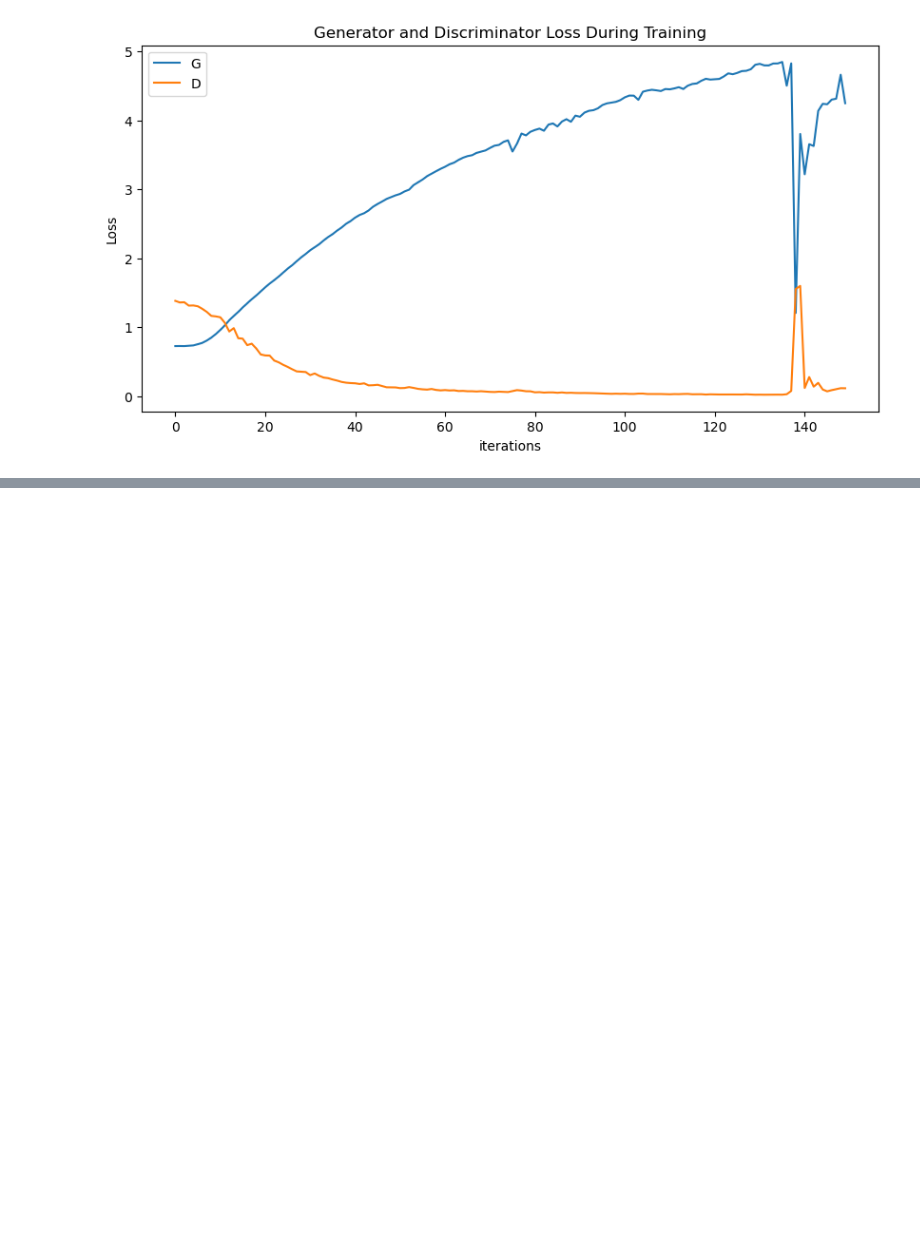
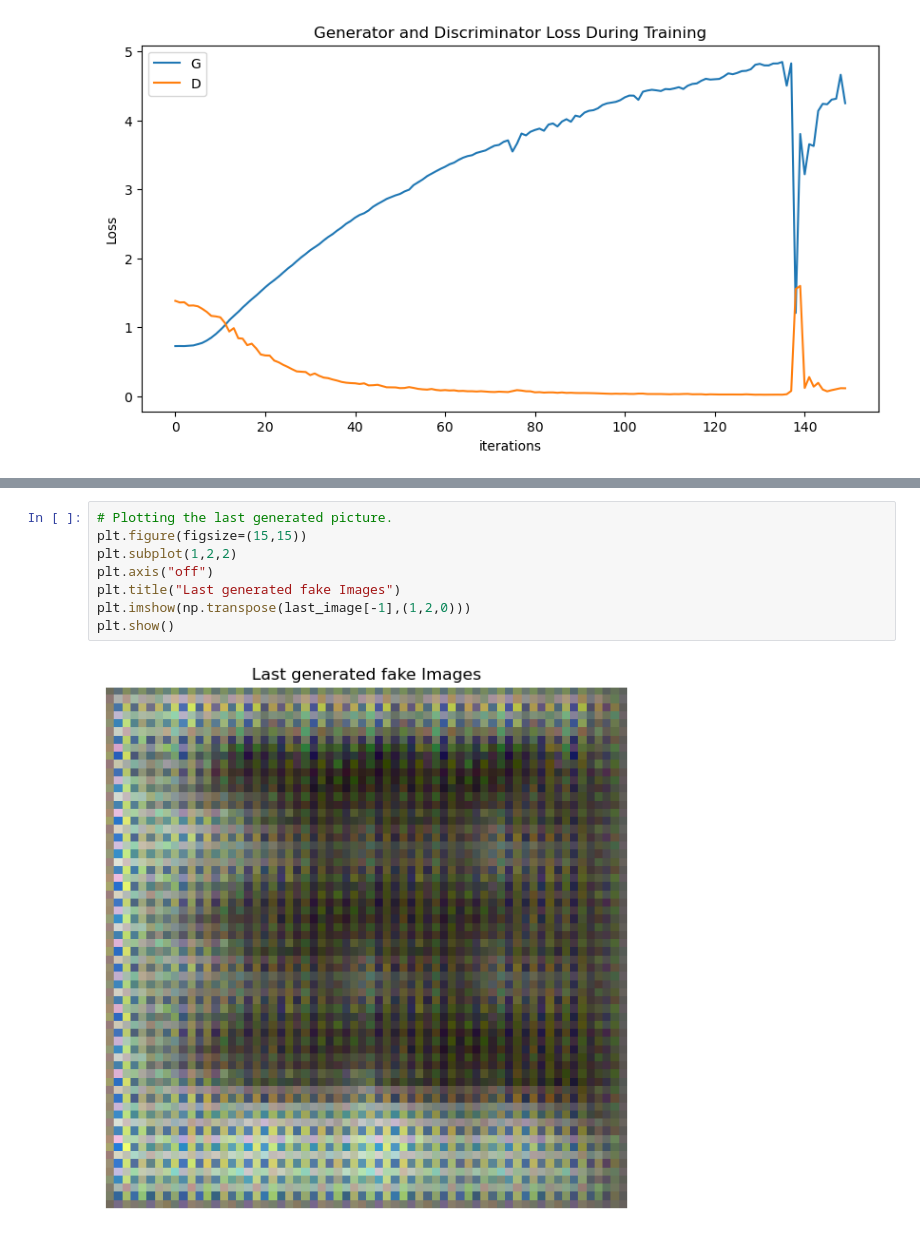
Before and after one commit to mipug/AML, a Jupyter notebook: notebook - 64x64Pic.ipynb, the cells around one changed output, grey strips where cells are left out. Cells and saved outputs as stored; diff of their text form; blank space fills up the shorter version.

```diff
--- a/notebook - 64x64Pic.ipynb
+++ b/notebook - 64x64Pic.ipynb
@@ -503,0 +462,10 @@ plt.imshow(np.transpose(vutils.make_grid(real_batch[0].to(device)[:64], padding=
+# %%
+# Plotting the last generated picture.
+plt.figure(figsize=(15,15))
+plt.subplot(1,2,2)
+plt.axis("off")
+plt.title("Last generated fake Images")
+plt.imshow(np.transpose(last_image[-1],(1,2,0)))
+plt.show()
+# %% [output]
+[figure, added]
```
Also changed, not shown: parts of 17 cells of this notebook, 21 other files.
